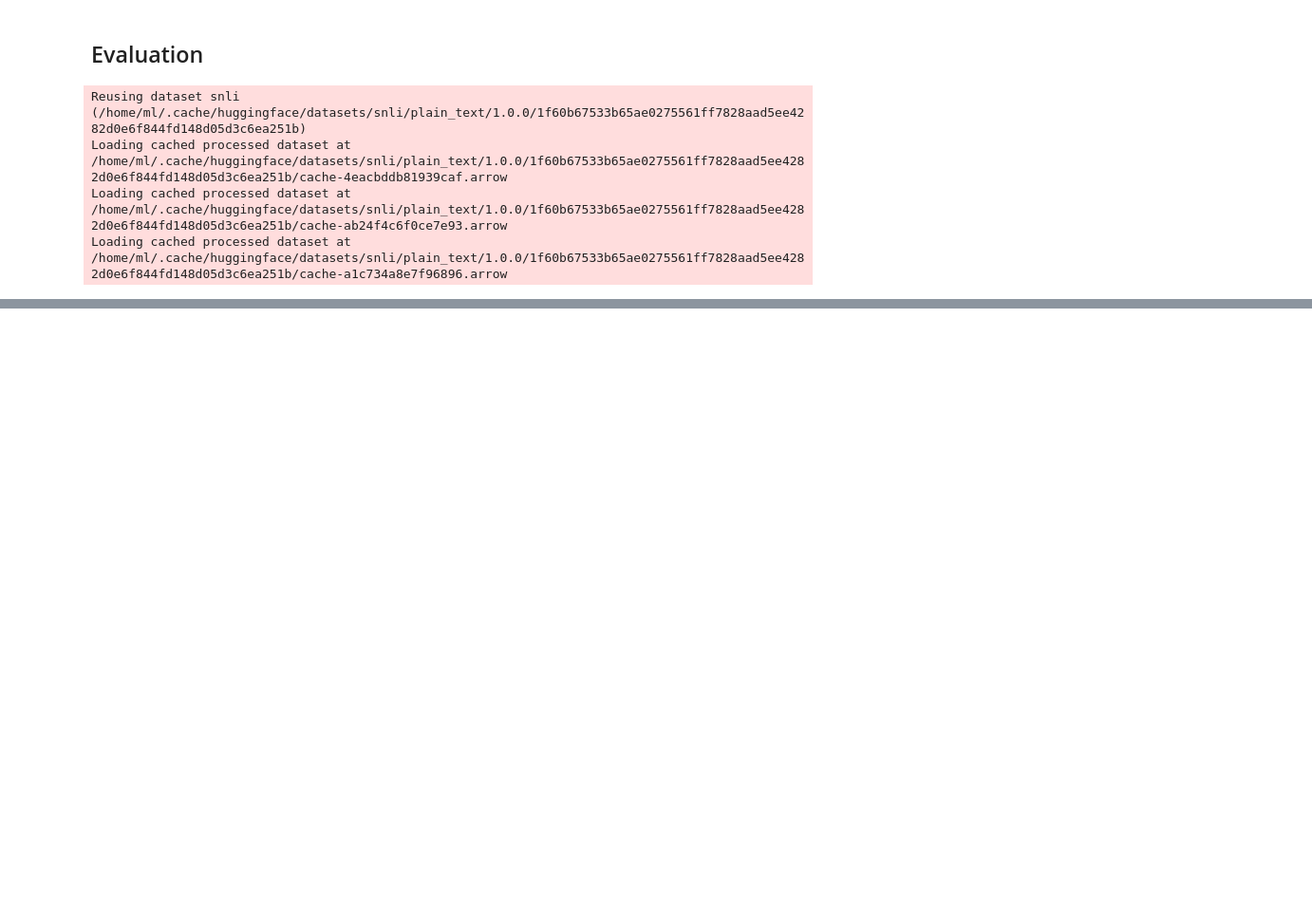
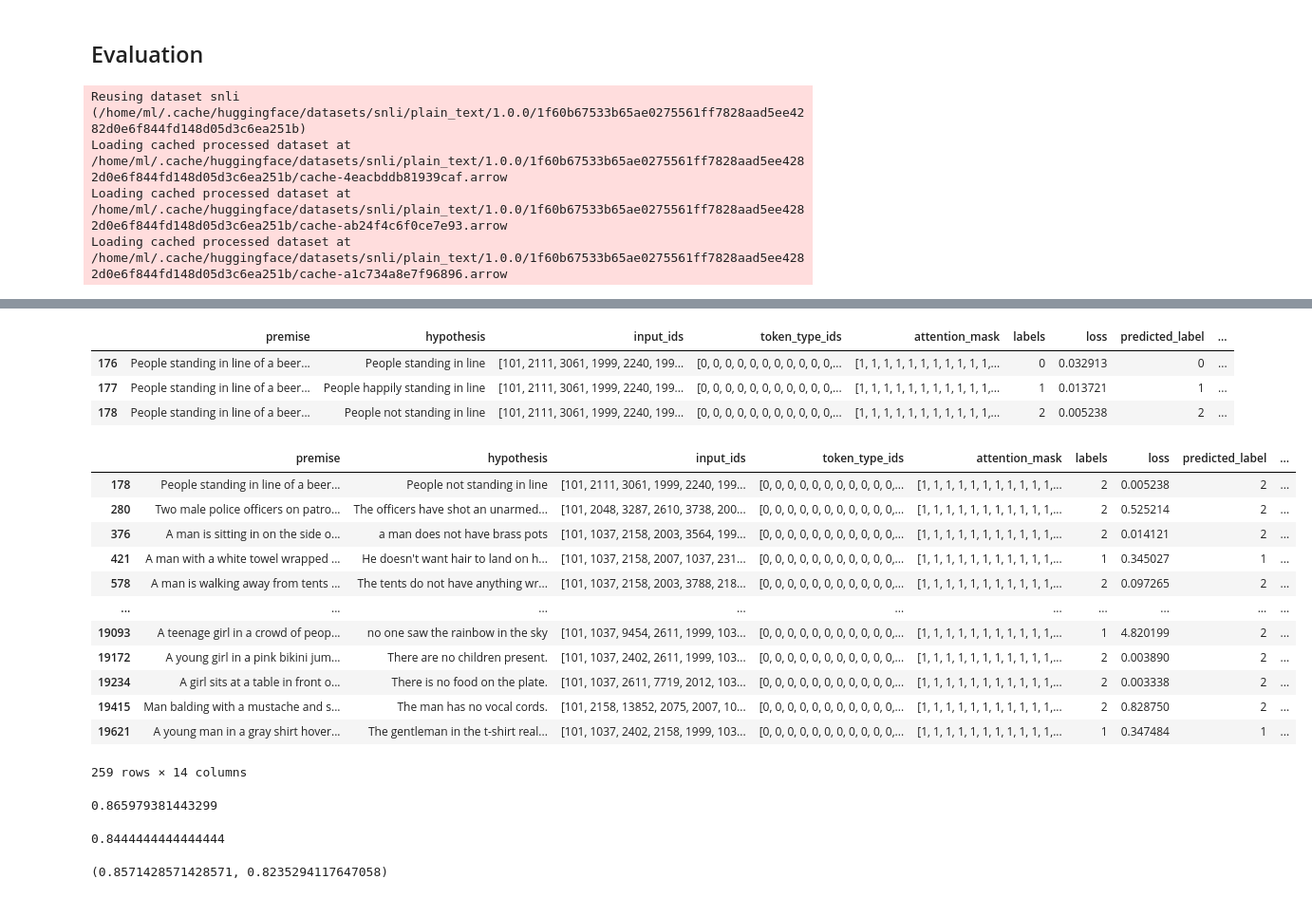
Before and after one commit to Serebryanskiy/nli, a Jupyter notebook: snli.ipynb, the cells around one changed output, grey strips where cells are left out. Shown at 95% size. Drawn from its saved outputs; the diff is of its cells as text; code cells hidden in the pictures; blank space fills up the shorter version.

```diff
--- a/snli.ipynb
+++ b/snli.ipynb
@@ -258,0 +364,18 @@ eval_df
+# %%
+import re
+
+NEG = r"""(?:\b(?:no|not|without|nil|never|none|neith|nor|non)\b)|n't"""
+
+NEG_RE = re.compile(NEG, re.VERBOSE)
+
+def get_count(text):
+    count = 0
+    for word in text:
+        if NEG_RE.search(word):
+            count+=1
+            continue
+        else:
+            pass
+    return count
+# df['text_list'] =  df['text'].apply(lambda x: x.split())
+# df['count'] = df['text_list'].apply(lambda x: get_count(x))
@@ -258,0 +390,4 @@ eval_df
+# %%
+NEG = r"""(?:\b(?:no|not|without|nil|never|none|neith|nor|non)\b)|n't"""
+
+r = re.compile(NEG, flags=re.I | re.X)
@@ -258,0 +404,23 @@ eval_df
+# %%
+eval_df.loc[eval_df.premise == 'People standing in line of a beer and curry line.']
+# %% [output]
+|  | premise | hypothesis | input_ids | token_type_ids | attention_mask | labels | loss | predicted_label | ... |
+| 176 | People standing in line of a beer... | People standing in line | [101, 2111, 3061, 1999, 2240, 199... | [0, 0, 0, 0, 0, 0, 0, 0, 0, 0, 0,... | [1, 1, 1, 1, 1, 1, 1, 1, 1, 1, 1,... | 0 | 0.032913 | 0 | ... |
+| 177 | People standing in line of a beer... | People happily standing in line | [101, 2111, 3061, 1999, 2240, 199... | [0, 0, 0, 0, 0, 0, 0, 0, 0, 0, 0,... | [1, 1, 1, 1, 1, 1, 1, 1, 1, 1, 1,... | 1 | 0.013721 | 1 | ... |
+| 178 | People standing in line of a beer... | People not standing in line | [101, 2111, 3061, 1999, 2240, 199... | [0, 0, 0, 0, 0, 0, 0, 0, 0, 0, 0,... | [1, 1, 1, 1, 1, 1, 1, 1, 1, 1, 1,... | 2 | 0.005238 | 2 | ... |
+# %%
+neg_hyp
+# %% [output]
+|  | premise | hypothesis | input_ids | token_type_ids | attention_mask | labels | loss | predicted_label | ... |
+| 178 | People standing in line of a beer... | People not standing in line | [101, 2111, 3061, 1999, 2240, 199... | [0, 0, 0, 0, 0, 0, 0, 0, 0, 0, 0,... | [1, 1, 1, 1, 1, 1, 1, 1, 1, 1, 1,... | 2 | 0.005238 | 2 | ... |
+| 280 | Two male police officers on patro... | The officers have shot an unarmed... | [101, 2048, 3287, 2610, 3738, 200... | [0, 0, 0, 0, 0, 0, 0, 0, 0, 0, 0,... | [1, 1, 1, 1, 1, 1, 1, 1, 1, 1, 1,... | 2 | 0.525214 | 2 | ... |
+| 376 | A man is sitting in on the side o... | a man does not have brass pots | [101, 1037, 2158, 2003, 3564, 199... | [0, 0, 0, 0, 0, 0, 0, 0, 0, 0, 0,... | [1, 1, 1, 1, 1, 1, 1, 1, 1, 1, 1,... | 2 | 0.014121 | 2 | ... |
+| 421 | A man with a white towel wrapped ... | He doesn't want hair to land on h... | [101, 1037, 2158, 2007, 1037, 231... | [0, 0, 0, 0, 0, 0, 0, 0, 0, 0, 0,... | [1, 1, 1, 1, 1, 1, 1, 1, 1, 1, 1,... | 1 | 0.345027 | 1 | ... |
+| 578 | A man is walking away from tents ... | The tents do not have anything wr... | [101, 1037, 2158, 2003, 3788, 218... | [0, 0, 0, 0, 0, 0, 0, 0, 0, 0, 0,... | [1, 1, 1, 1, 1, 1, 1, 1, 1, 1, 1,... | 2 | 0.097265 | 2 | ... |
+| ... | ... | ... | ... | ... | ... | ... | ... | ... | ... |
+| 19093 | A teenage girl in a crowd of peop... | no one saw the rainbow in the sky | [101, 1037, 9454, 2611, 1999, 103... | [0, 0, 0, 0, 0, 0, 0, 0, 0, 0, 0,... | [1, 1, 1, 1, 1, 1, 1, 1, 1, 1, 1,... | 1 | 4.820199 | 2 | ... |
+| 19172 | A young girl in a pink bikini jum... | There are no children present. | [101, 1037, 2402, 2611, 1999, 103... | [0, 0, 0, 0, 0, 0, 0, 0, 0, 0, 0,... | [1, 1, 1, 1, 1, 1, 1, 1, 1, 1, 1,... | 2 | 0.003890 | 2 | ... |
+| 19234 | A girl sits at a table in front o... | There is no food on the plate. | [101, 1037, 2611, 7719, 2012, 103... | [0, 0, 0, 0, 0, 0, 0, 0, 0, 0, 0,... | [1, 1, 1, 1, 1, 1, 1, 1, 1, 1, 1,... | 2 | 0.003338 | 2 | ... |
+| 19415 | Man balding with a mustache and s... | The man has no vocal cords. | [101, 2158, 13852, 2075, 2007, 10... | [0, 0, 0, 0, 0, 0, 0, 0, 0, 0, 0,... | [1, 1, 1, 1, 1, 1, 1, 1, 1, 1, 1,... | 2 | 0.828750 | 2 | ... |
+| 19621 | A young man in a gray shirt hover... | The gentleman in the t-shirt real... | [101, 1037, 2402, 2158, 1999, 103... | [0, 0, 0, 0, 0, 0, 0, 0, 0, 0, 0,... | [1, 1, 1, 1, 1, 1, 1, 1, 1, 1, 1,... | 1 | 0.347484 | 1 | ... |
+259 rows × 14 columns
@@ -258,0 +429,12 @@ eval_df
+# %%
+neg_hyp.correct.sum() / neg_hyp.shape[0]
+# %% [output]
+0.865979381443299
+# %%
+neg_premise.correct.sum() / neg_premise.shape[0]
+# %% [output]
+0.8444444444444444
+# %%
+neg_hyp.correct.sum() / neg_hyp.shape[0], neg_premise.correct.sum() / neg_premise.shape[0]
+# %% [output]
+(0.8571428571428571, 0.8235294117647058)
```
Also changed, not shown: parts of 67 cells of this notebook.
